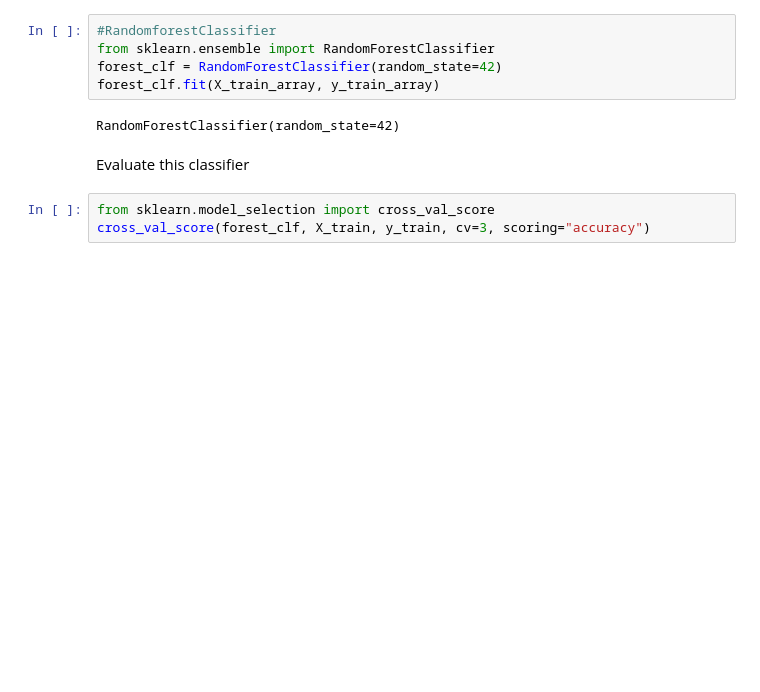
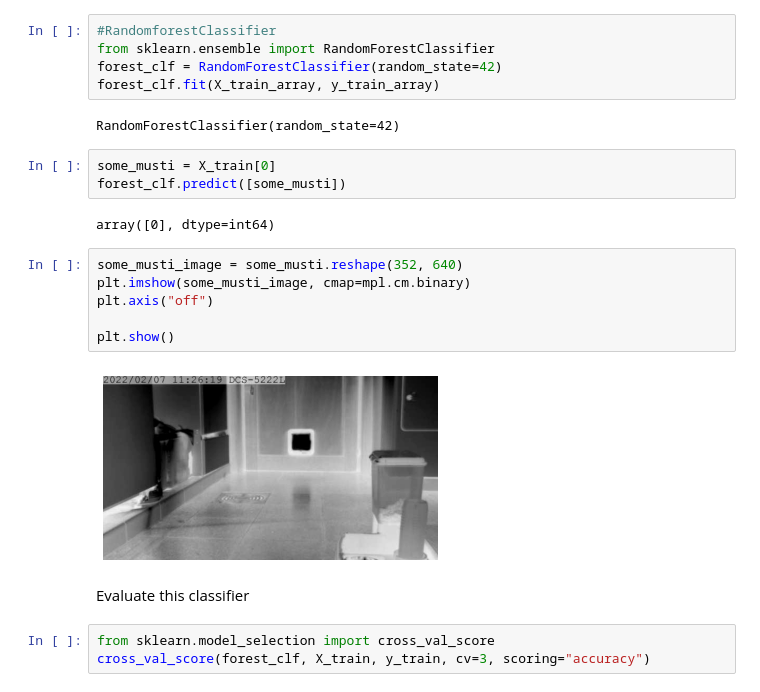
Before and after one commit to BartDePaepeHogent/machine_learning_musti, a Jupyter notebook: musti.ipynb, the cells around one changed output. Drawn from its saved outputs; the diff is of its cells as text; blank space fills up the shorter version.

```diff
--- a/musti.ipynb
+++ b/musti.ipynb
@@ -80,6 +80,19 @@ forest_clf = RandomForestClassifier(random_state=42)
 forest_clf.fit(X_train_array, y_train_array)
 # %% [output]
 RandomForestClassifier(random_state=42)
+# %%
+some_musti = X_train[0]
+forest_clf.predict([some_musti])
+# %% [output]
+array([0], dtype=int64)
+# %%
+some_musti_image = some_musti.reshape(352, 640)
+plt.imshow(some_musti_image, cmap=mpl.cm.binary)
+plt.axis("off")
+
+plt.show()
+# %% [output]
+[figure, added]
 # %% [markdown]
 Evaluate this classifier
 # %%
```
Also changed, not shown: parts of 15 cells of this notebook.
